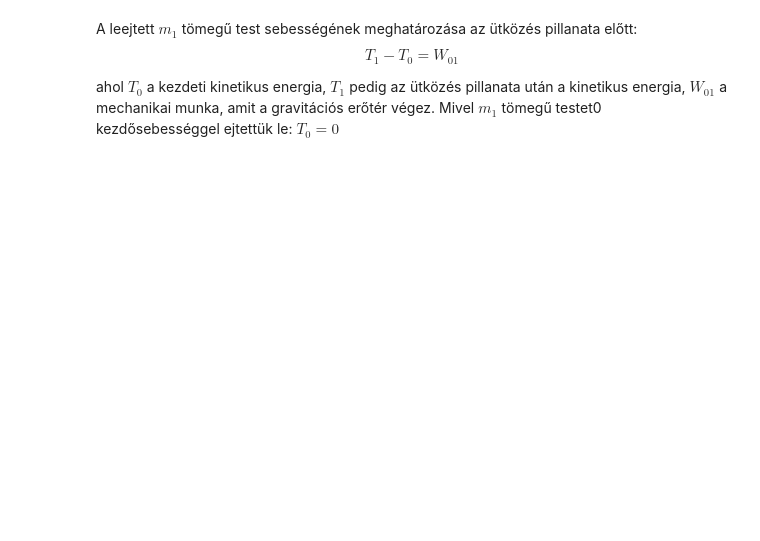
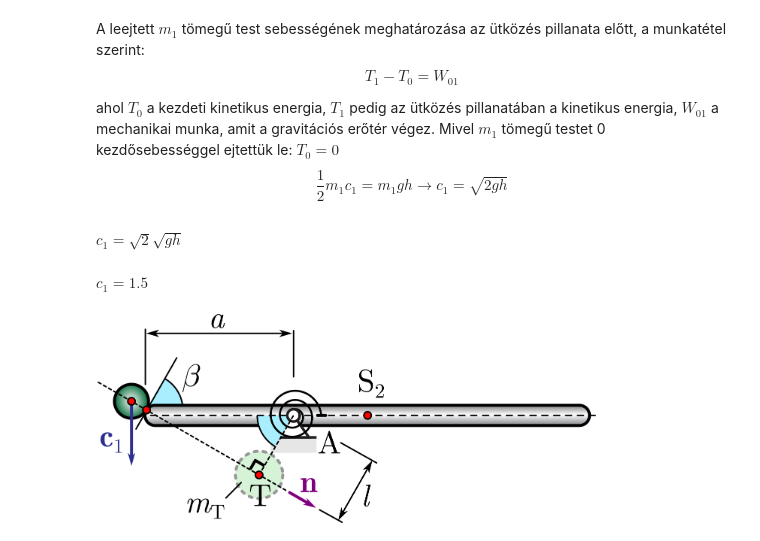
Before and after one commit to barnabaspiri/RezgestanPython, a Jupyter notebook: elso_het/gyak_1.ipynb, the cells around one changed output. Saved outputs shown, nothing was run; the diff lists cells and outputs as text; code cells hidden in the pictures; blank space fills up the shorter version.

```diff
--- a/elso_het/gyak_1.ipynb
+++ b/elso_het/gyak_1.ipynb
@@ -14,7 +14,25 @@ h, m_1, m_2, e, β, a, g = sp.symbols("h, m_1, m_2, e, β, a, g")
 
 adatok = [(h,0.115), (m_1, 6), (m_2,6), (e,1), (β, sp.pi/3), (a,0.3), (g,9.81)]
 # %% [markdown]
-A leejtett $m_1$ tömegű test sebességének meghatározása az ütközés pillanata előtt:
+A leejtett $m_1$ tömegű test sebességének meghatározása az ütközés pillanata előtt, a munkatétel szerint:
 $$T_1 - T_0 = W_{01}$$
 
-ahol $T_0$ a kezdeti kinetikus energia, $T_1$ pedig az ütközés pillanata után a kinetikus energia, $W_{01}$ a mechanikai munka, amit a gravitációs erőtér végez. Mivel $m_1$ tömegű testet0 kezdősebességgel ejtettük le: $T_0 = 0$
+ahol $T_0$ a kezdeti kinetikus energia, $T_1$ pedig az ütközés pillanatában a kinetikus energia, $W_{01}$ a mechanikai munka, amit a gravitációs erőtér végez. Mivel $m_1$ tömegű testet 0 kezdősebességgel ejtettük le: $T_0 = 0$
+$$\dfrac{1}{2} m_1 c_1 = m_1 g h \longrightarrow c_1 = \sqrt{2 g h}$$
+# %%
+c_1 = sp.sqrt(2*g*h)
+display(Math('c_1 = {}'.format(sp.latex(c_1))))
+
+c_1_num = c_1.subs(adatok).evalf(2) #m/s-ban
+display(Math('c_1 = {}'.format(c_1_num)))
+
+c_1 = sp.symbols("c_1")
+adatok.append((c_1,c_1_num))
+# %% [output]
+$\displaystyle c_1 = \sqrt{2} \sqrt{g h}$
+$\displaystyle c_1 = 1.5$
+# %%
+from IPython.display import Image
+Image(filename='02.png',width=500)
+# %% [output]
+[figure, added]
```
Also changed, not shown: parts of 14 cells of this notebook, 2 other files.
